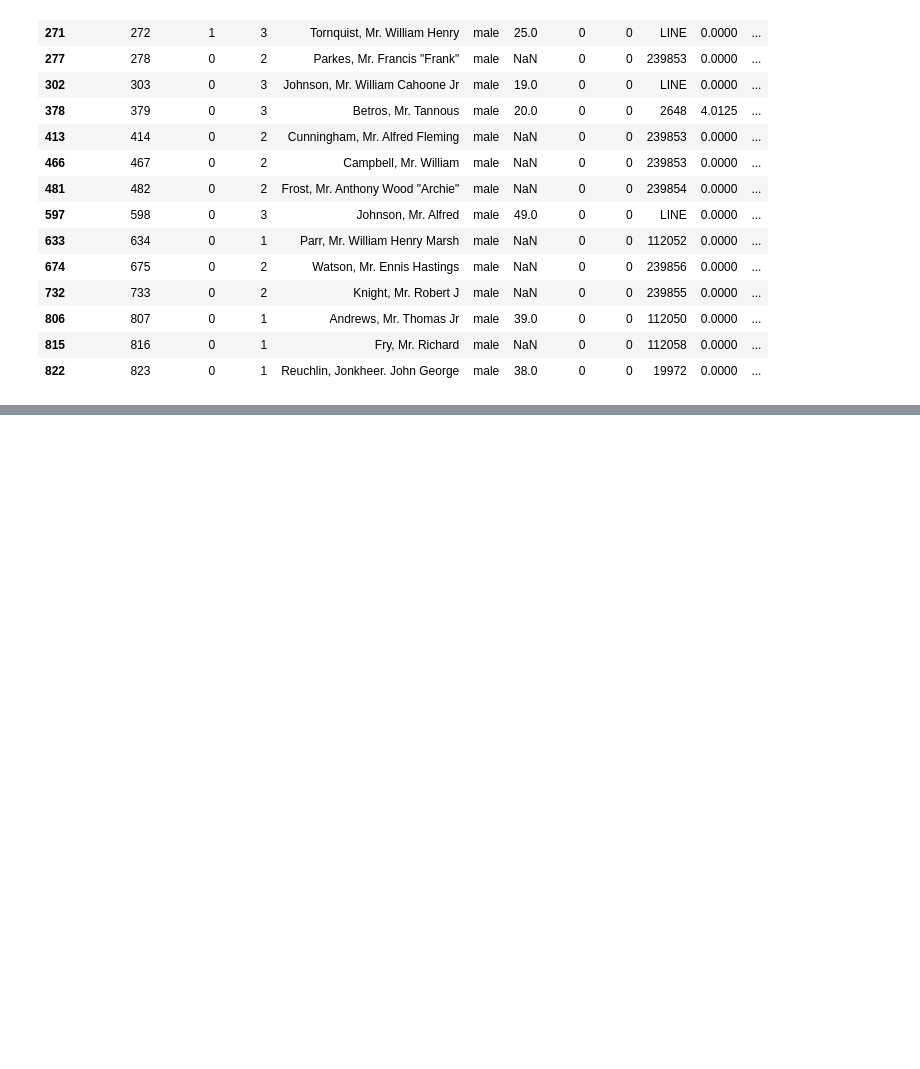
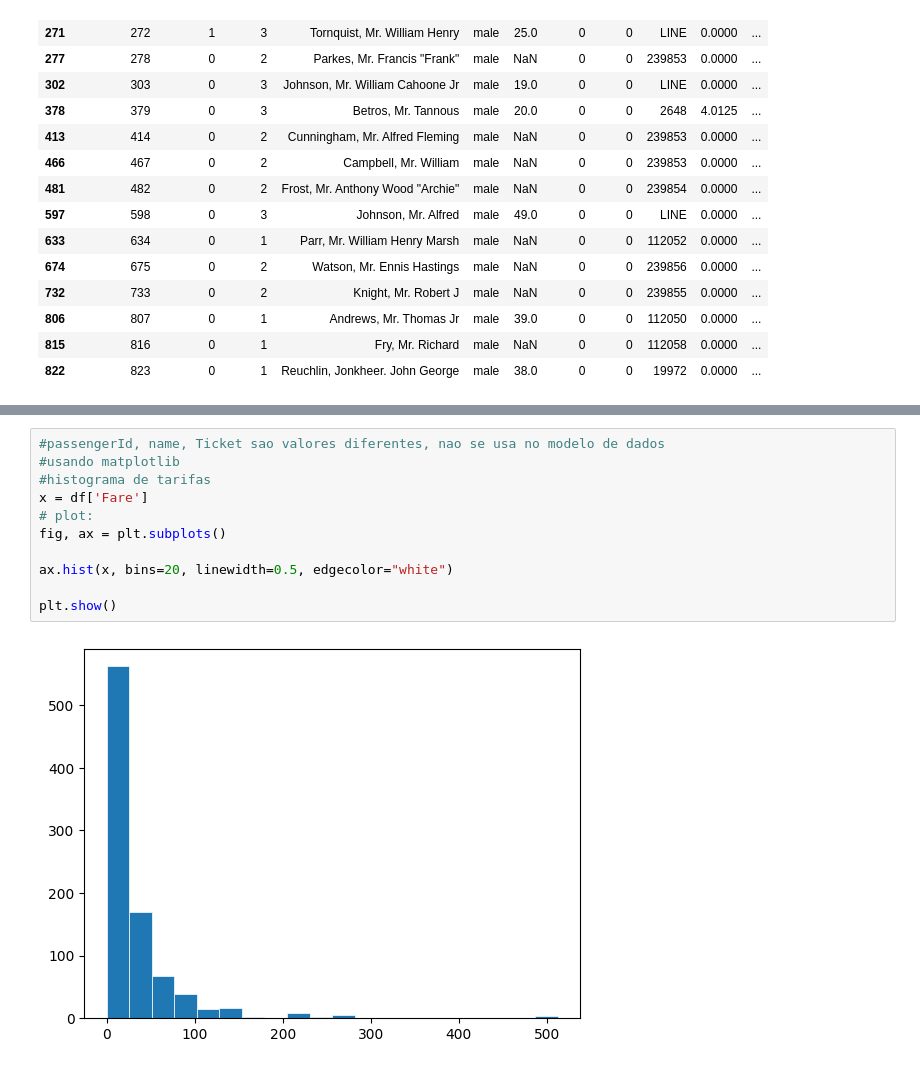
Before and after one commit to jeniferGoncalvesDaSilvaDev/data-science-hashtag, a Jupyter notebook: data_science_hashtag.ipynb, the cells around one changed output, grey strips where cells are left out. Drawn from its saved outputs; the diff is of its cells as text; blank space fills up the shorter version.

```diff
--- a/data_science_hashtag.ipynb
+++ b/data_science_hashtag.ipynb
@@ -228,0 +321,13 @@ display(acompanhado.head(4))
+# %%
+#passengerId, name, Ticket sao valores diferentes, nao se usa no modelo de dados
+#usando matplotlib
+#histograma de tarifas
+x = df['Fare']
+# plot:
+fig, ax = plt.subplots()
+
+ax.hist(x, bins=20, linewidth=0.5, edgecolor="white")
+
+plt.show()
+# %% [output]
+[figure, added]
```
Also changed, not shown: parts of 14 cells of this notebook.
